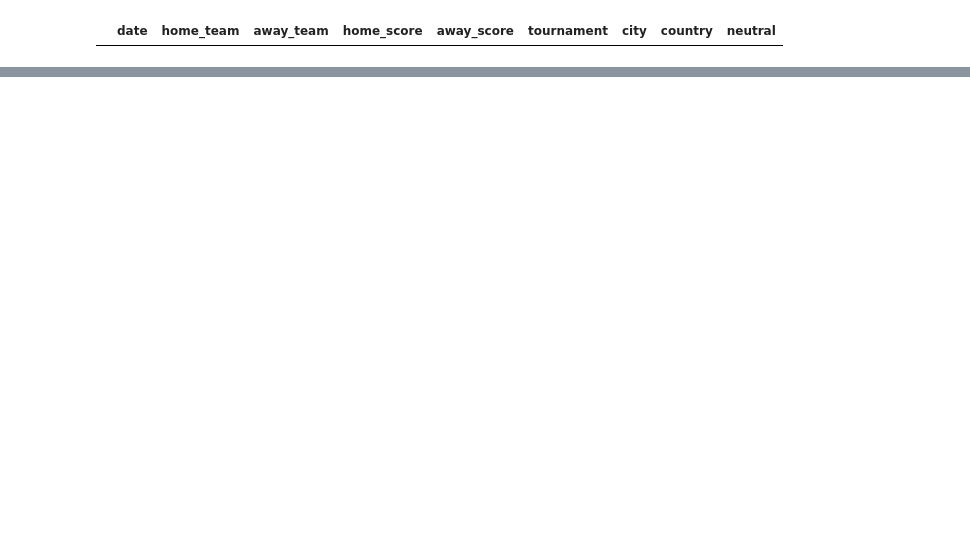
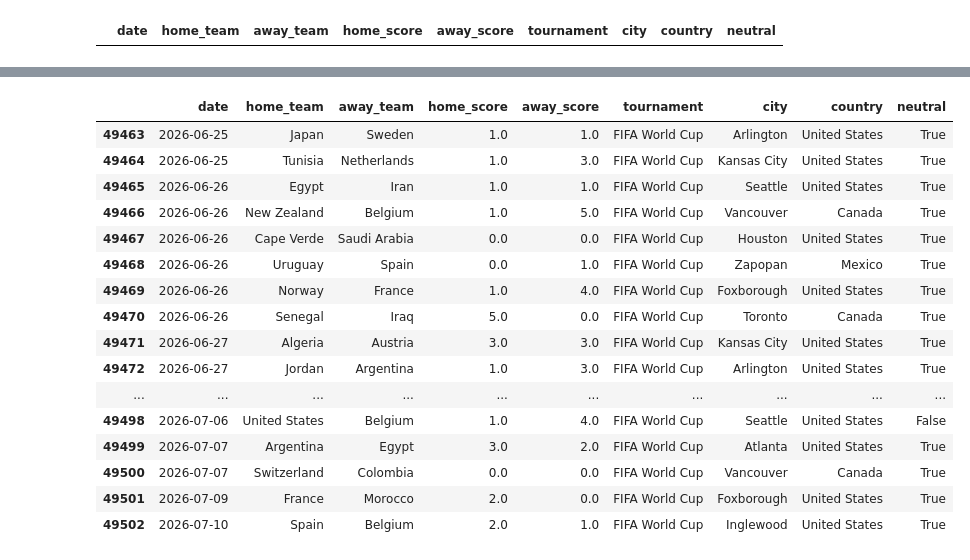
Before and after one commit to jlnsmith2001/world_cup_prediction_platform, a Jupyter notebook: notebooks/international_matches.ipynb, the cells around one changed output, grey strips where cells are left out. Cells and saved outputs as stored; diff of their text form; code cells hidden in the pictures; blank space fills up the shorter version.

```diff
--- a/notebooks/international_matches.ipynb
+++ b/notebooks/international_matches.ipynb
@@ -622,7 +622,7 @@ countries_matches[countries_matches["home_team"] == "Martinique"
 | 46215 | 2023-06-30 | Martinique | Panama | 1.0 | 2.0 | Gold Cup | Harrison | United States | True |
 | 48248 | 2025-03-25 | Martinique | Suriname | 0.0 | 1.0 | Gold Cup qualification | Fort-de-France | Martinique | False |
 # %%
-countries_matches = countries_matches[~countries_matches["home_team"].isin(["Palau", "Martinique", "Mayotte"]) & ~countries_matches["away_team"].isin(["Palau", "Martinique", "Mayotte"])]
+countries_matches = countries_matches[~countries_matches["home_team"].isin(["Palau", "Martinique", "Mayotte", "Micronesia"]) & ~countries_matches["away_team"].isin(["Palau", "Martinique", "Mayotte", "Micronesia"])]
 countries_matches[countries_matches["home_team"] == "Martinique"
 ]
 # %% [output]
@@ -629,0 +660,20 @@ countries_matches[countries_matches["home_team"] == "Martinique"
+# %%
+countries_matches.tail(40)
+# %% [output]
+|  | date | home_team | away_team | home_score | away_score | tournament | city | country | neutral |
+| 49463 | 2026-06-25 | Japan | Sweden | 1.0 | 1.0 | FIFA World Cup | Arlington | United States | True |
+| 49464 | 2026-06-25 | Tunisia | Netherlands | 1.0 | 3.0 | FIFA World Cup | Kansas City | United States | True |
+| 49465 | 2026-06-26 | Egypt | Iran | 1.0 | 1.0 | FIFA World Cup | Seattle | United States | True |
+| 49466 | 2026-06-26 | New Zealand | Belgium | 1.0 | 5.0 | FIFA World Cup | Vancouver | Canada | True |
+| 49467 | 2026-06-26 | Cape Verde | Saudi Arabia | 0.0 | 0.0 | FIFA World Cup | Houston | United States | True |
+| 49468 | 2026-06-26 | Uruguay | Spain | 0.0 | 1.0 | FIFA World Cup | Zapopan | Mexico | True |
+| 49469 | 2026-06-26 | Norway | France | 1.0 | 4.0 | FIFA World Cup | Foxborough | United States | True |
+| 49470 | 2026-06-26 | Senegal | Iraq | 5.0 | 0.0 | FIFA World Cup | Toronto | Canada | True |
+| 49471 | 2026-06-27 | Algeria | Austria | 3.0 | 3.0 | FIFA World Cup | Kansas City | United States | True |
+| 49472 | 2026-06-27 | Jordan | Argentina | 1.0 | 3.0 | FIFA World Cup | Arlington | United States | True |
+| ... | ... | ... | ... | ... | ... | ... | ... | ... | ... |
+| 49498 | 2026-07-06 | United States | Belgium | 1.0 | 4.0 | FIFA World Cup | Seattle | United States | False |
+| 49499 | 2026-07-07 | Argentina | Egypt | 3.0 | 2.0 | FIFA World Cup | Atlanta | United States | True |
+| 49500 | 2026-07-07 | Switzerland | Colombia | 0.0 | 0.0 | FIFA World Cup | Vancouver | Canada | True |
+| 49501 | 2026-07-09 | France | Morocco | 2.0 | 0.0 | FIFA World Cup | Foxborough | United States | True |
+| 49502 | 2026-07-10 | Spain | Belgium | 2.0 | 1.0 | FIFA World Cup | Inglewood | United States | True |
```
Also changed, not shown: parts of 4 cells of this notebook, 1 other file.
